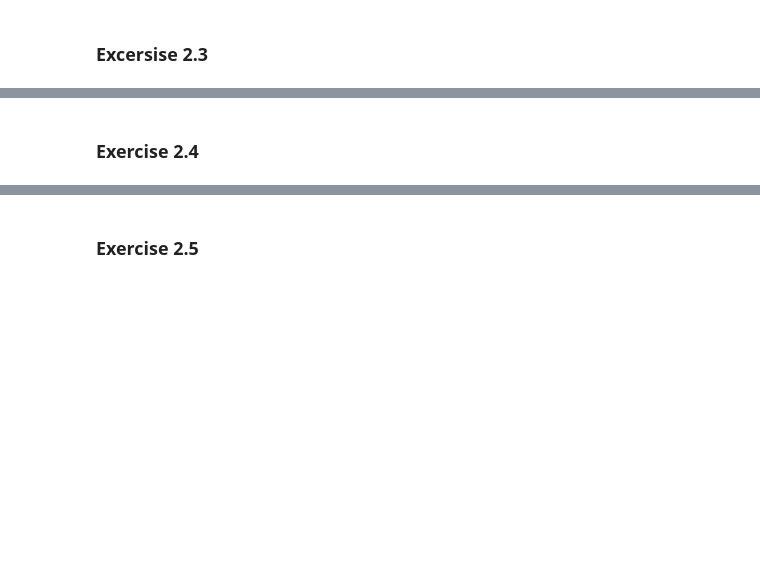
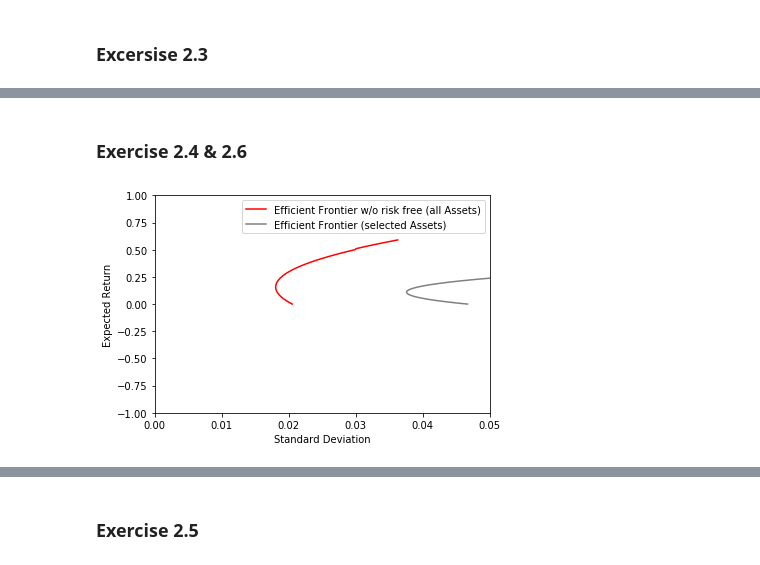
Before and after one commit to Luedman/Theory_of_Finance_Assignments, a Jupyter notebook: Assignment_1/Assignmentv01.ipynb, the cells around one changed output, grey strips where cells are left out. Saved outputs shown, nothing was run; the diff lists cells and outputs as text; code cells hidden in the pictures; blank space fills up the shorter version.

```diff
--- a/Assignment_1/Assignmentv01.ipynb
+++ b/Assignment_1/Assignmentv01.ipynb
@@ -473,5 +465,5 @@ chart_3 = plt.show()
 # %% [markdown]
-### Exercise 2.4
+### Exercise 2.4 & 2.6
 # %%
 #Expected Log Returns for 48 Stocks
 all_expret   = np.mean(lg_stock_data.iloc[:,0:48])
@@ -496,5 +485,27 @@ all_tang_mu, all_tang_std, all_tang_wg = tangency_portfolio(all_expret, all_covm
 all_minvar_stdrf   = np.linspace(0, all_minvar_std[59], len(all_minvar_std[:60]))
 all_minvar_retrf   = np.divide(np.dot(all_minvar_stdrf,all_tang_mu),all_tang_std)
 all_minvar_wgrf    = 1 - sel_minvar_retrf / sel_tang_mu
+# %%
+#Plot the MV Frontier for selected stocks
+chart_4 = plt.plot(all_minvar_std, all_minvar_ret,
+                                color = 'red',
+                                label = 'Efficient Frontier w/o risk free (all Assets)')
+
+chart_4 = plt.plot(sel_minvar_std, sel_minvar_ret,
+                                color = 'grey',
+                                label = 'Efficient Frontier (selected Assets)')
+
+chart_4 = plt.legend()
+
+axes = plt.gca()
+axes.set_xlim([0,0.05])
+axes.set_ylim([-1,1])
+
+chart_4 = plt.xlabel('Standard Deviation')
+chart_4 = plt.ylabel('Expected Return')
+
+chart_4 = plt.show()
+# %% [output]
+[figure, added]
 # %%
 #Plot the MV Frontier for selected stocks
```
Also changed, not shown: parts of 18 cells of this notebook, 1 other file.
